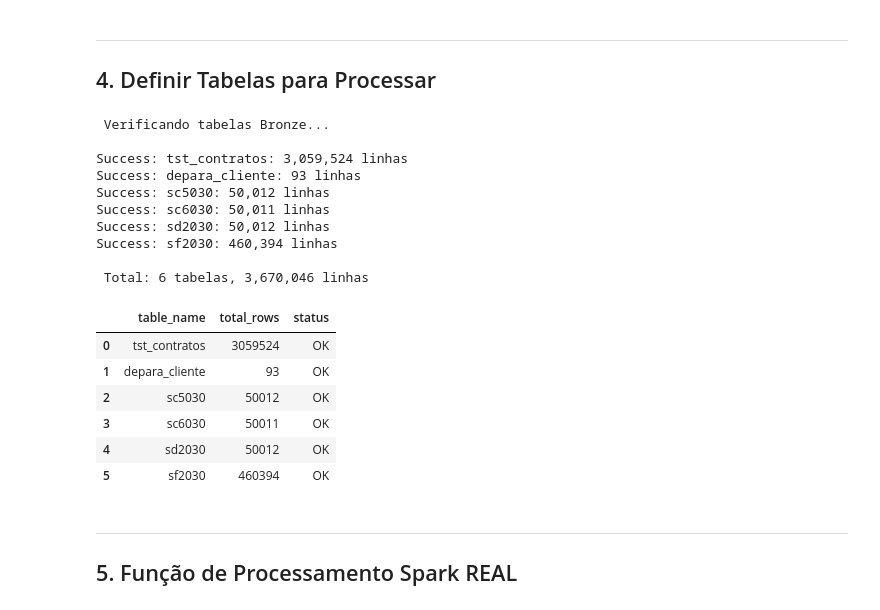
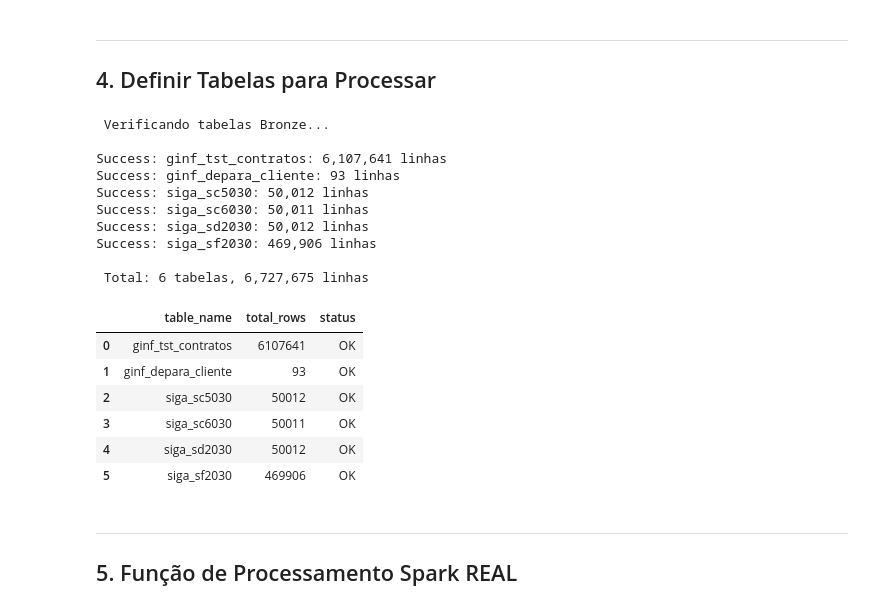
Before and after one commit to amarorn/data-pipeline-track, a Jupyter notebook: output/jupyter-notebook/silver-layer-spark-optimized.ipynb, the cells around one changed output. Drawn from its saved outputs; the diff is of its cells as text; code cells hidden in the pictures.

```diff
--- a/output/jupyter-notebook/silver-layer-spark-optimized.ipynb
+++ b/output/jupyter-notebook/silver-layer-spark-optimized.ipynb
@@ -375,53 +356,52 @@ Success: Tabelas de métricas criadas
 # %%
 # Listar tabelas Bronze
 tables_info = []
 
 tables_to_process = [
-    "tst_contratos",
-    "depara_cliente",
-    "sc5030",
-    "sc6030",
-    "sd2030",
-    "sf2030"
+    "ginf_tst_contratos",
+    "ginf_depara_cliente",
+    "siga_sc5030",
+    "siga_sc6030",
+    "siga_sd2030",
+    "siga_sf2030"
 ]
 
 print(" Verificando tabelas Bronze...\n")
 
 for table in tables_to_process:
-    try:
-        result = client.query(f"SELECT count() FROM {CH_DATABASE_BRONZE}.{table}")
-        count = result.result_rows[0][0]
-
-        if count > 0:
-            tables_info.append({
-                'table_name': table,
-                'total_rows': count,
-                'status': 'OK'
-            })
-            print(f"Success: {table}: {count:,} linhas")
-    except Exception as e:
-        print(f"Error {table}: {str(e)[:80]}")
+     try:
+         result = client.query(f"SELECT count() FROM {CH_DATABASE_BRONZE}.{table}")
+         count = result.result_rows[0][0]
+         if count > 0:
+             tables_info.append({
+                 'table_name': table,
+                 'total_rows': count,
+                 'status': 'OK'
+             })
+             print(f"Success: {table}: {count:,} linhas")
+     except Exception as e:
+         print(f"Error {table}: {str(e)[:80]}")
 
 df_tables = pd.DataFrame(tables_info)
 print(f"\n Total: {len(tables_info)} tabelas, {df_tables['total_rows'].sum():,} linhas")
 df_tables
 # %% [output]
  Verificando tabelas Bronze...
 
-Success: tst_contratos: 3,059,524 linhas
-Success: depara_cliente: 93 linhas
-Success: sc5030: 50,012 linhas
-Success: sc6030: 50,011 linhas
-Success: sd2030: 50,012 linhas
-Success: sf2030: 460,394 linhas
+Success: ginf_tst_contratos: 6,107,641 linhas
+Success: ginf_depara_cliente: 93 linhas
+Success: siga_sc5030: 50,012 linhas
+Success: siga_sc6030: 50,011 linhas
+Success: siga_sd2030: 50,012 linhas
+Success: siga_sf2030: 469,906 linhas
 
- Total: 6 tabelas, 3,670,046 linhas
+ Total: 6 tabelas, 6,727,675 linhas
 |  | table_name | total_rows | status |
-| 0 | tst_contratos | 3059524 | OK |
-| 1 | depara_cliente | 93 | OK |
-| 2 | sc5030 | 50012 | OK |
-| 3 | sc6030 | 50011 | OK |
-| 4 | sd2030 | 50012 | OK |
-| 5 | sf2030 | 460394 | OK |
+| 0 | ginf_tst_contratos | 6107641 | OK |
+| 1 | ginf_depara_cliente | 93 | OK |
+| 2 | siga_sc5030 | 50012 | OK |
+| 3 | siga_sc6030 | 50011 | OK |
+| 4 | siga_sd2030 | 50012 | OK |
+| 5 | siga_sf2030 | 469906 | OK |
 # %% [markdown]
 ---
```
Also changed, not shown: parts of 15 cells of this notebook, 21 other files.
